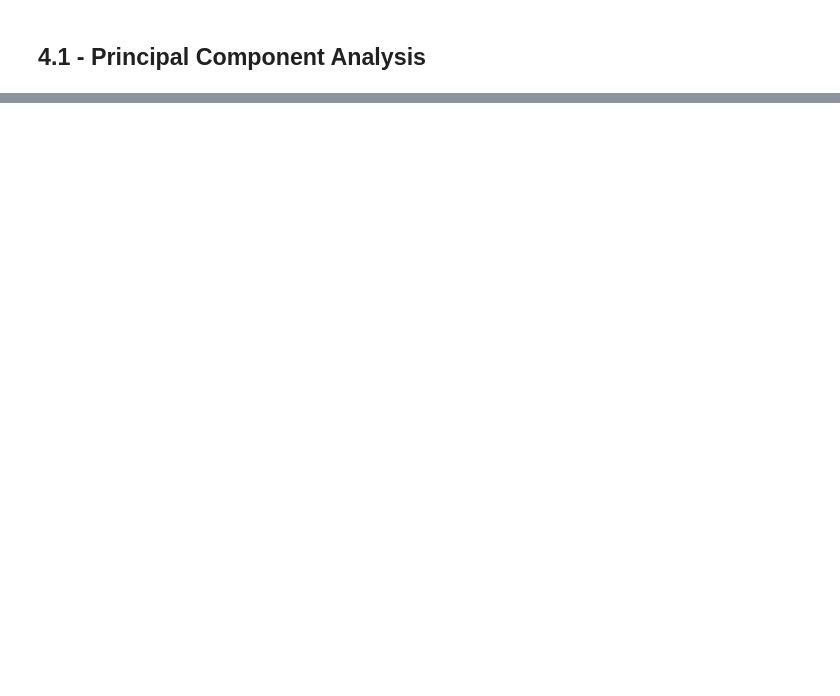
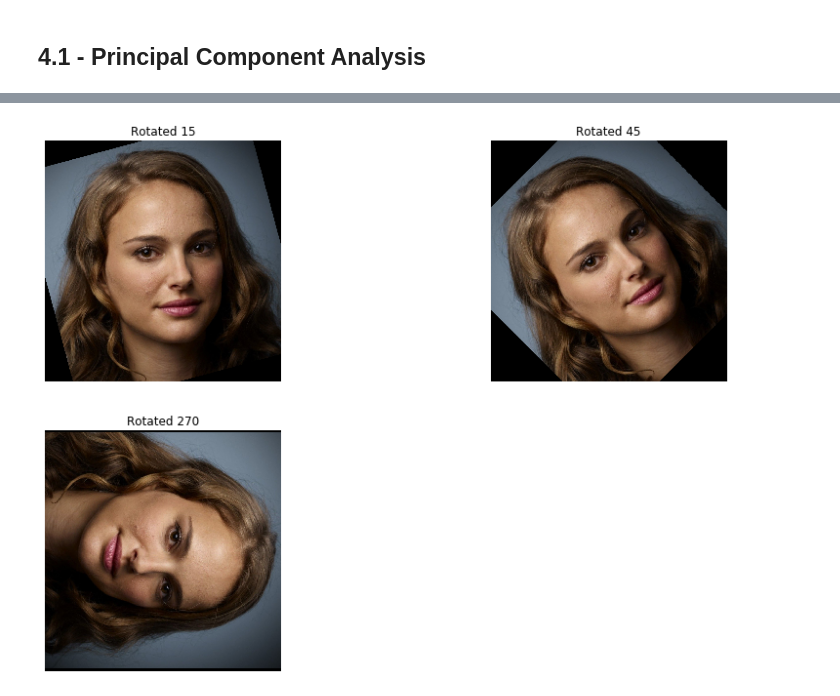
Before and after one commit to S010MON/image-processing, a Jupyter notebook: project2/6252320-Debnath_proj2.ipynb, the cells around one changed output, grey strips where cells are left out. Saved outputs shown, nothing was run; the diff lists cells and outputs as text; code cells hidden in the pictures; blank space fills up the shorter version.

```diff
--- a/project2/6252320-Debnath_proj2.ipynb
+++ b/project2/6252320-Debnath_proj2.ipynb
@@ -382,0 +397,17 @@ display([face_1, face_2, face_3, face_4],
+# %%
+# Rotation
+
+def rotate(img, theta):
+    # get the the center of the image
+    (h, w) = face.shape[:2]
+    (cX, cY) = (w // 2, h // 2)
+
+    # rotate the image by theta degrees around the center of the image
+    M = cv2.getRotationMatrix2D((cX, cY), theta, 1.0)
+    rotated = cv2.warpAffine(face, M, (w, h))
+
+    return rotated
+# %%
+display([rotate(face, 15), rotate(face, 45), rotate(face, 270)],['Rotated 15', 'Rotated 45', 'Rotated 270'])
+# %% [output]
+[figure, added]
```
Also changed, not shown: parts of 15 cells of this notebook.
